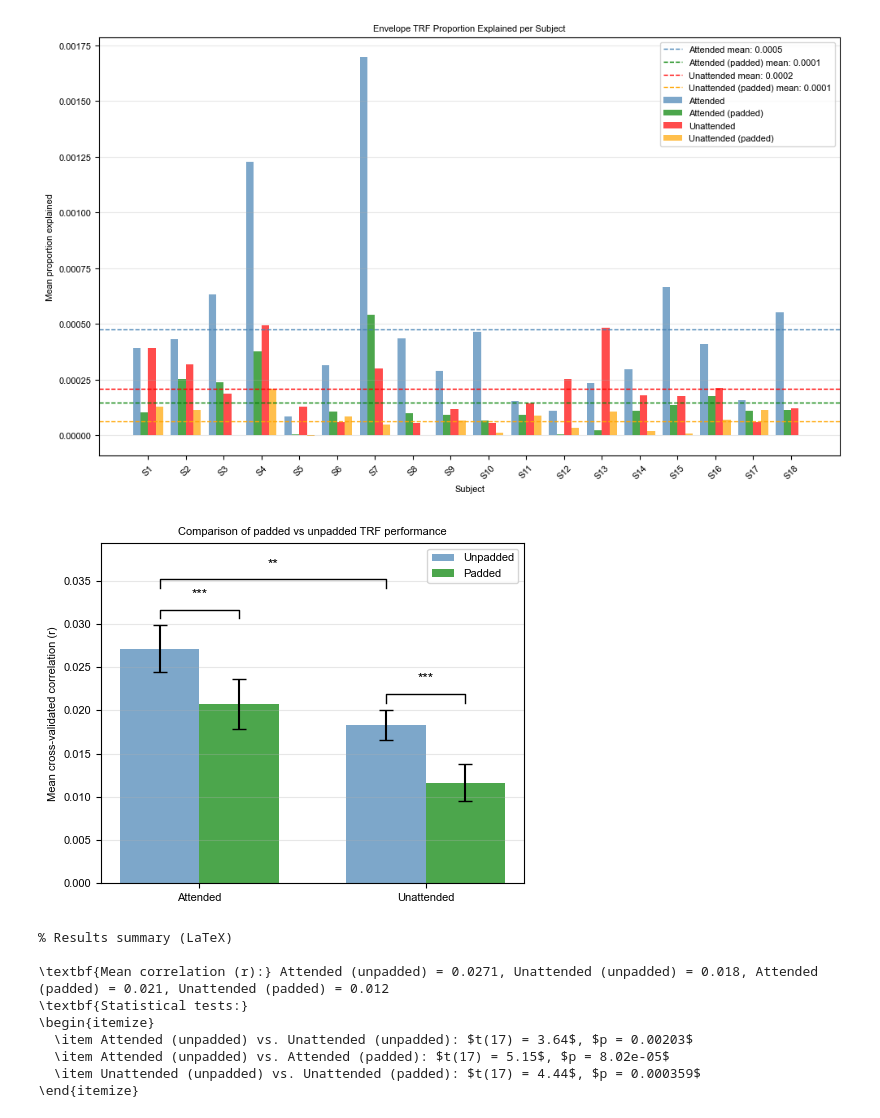
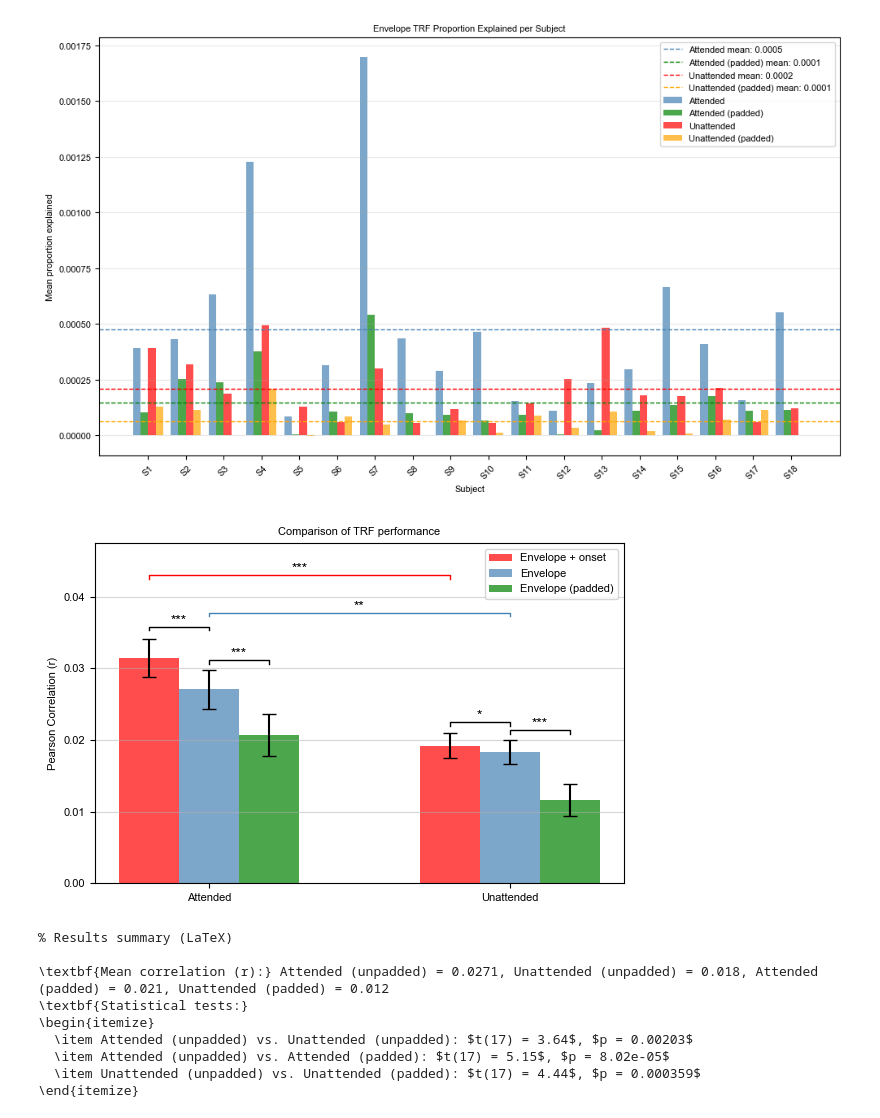
Before and after one commit to sylmester/fuglsang, a Jupyter notebook: figures/forward_model_aad.ipynb, the cells around one changed output. Saved outputs shown, nothing was run; the diff lists cells and outputs as text; code cells hidden in the pictures.

Commit message:
Update bar plot to contain onset TRF

```diff
--- a/figures/forward_model_aad.ipynb
+++ b/figures/forward_model_aad.ipynb
@@ -215,9 +223,11 @@ fig.savefig(file_paths.FIGURES_DIR / 'forward_model_trfs_comparison.png', bbox_i
 # %%
 # Mean R values per subject for each condition
-mean_attended_r_per_subject = [r_att.mean() for (r_att, _, _, _) in r_values]
-mean_unattended_r_per_subject = [r_unatt.mean() for (_, r_unatt, _, _) in r_values]
-mean_attended_padded_r_per_subject = [r_att_pad.mean() for (_, _, r_att_pad, _) in r_values]
-mean_unattended_padded_r_per_subject = [r_unatt_pad.mean() for (_, _, _, r_unatt_pad) in r_values]
+mean_attended_r_per_subject = [r_att.mean() for (r_att, _, _, _, _, _) in r_values]
+mean_unattended_r_per_subject = [r_unatt.mean() for (_, r_unatt, _, _, _, _) in r_values]
+mean_attended_padded_r_per_subject = [r_att_pad.mean() for (_, _, r_att_pad, _, _, _) in r_values]
+mean_unattended_padded_r_per_subject = [r_unatt_pad.mean() for (_, _, _, r_unatt_pad, _, _) in r_values]
+mean_attended_onset_r_per_subject = [r_att_ons.mean() for (_, _, _, _, r_att_ons, _) in r_values]
+mean_unattended_onset_r_per_subject = [r_unatt_ons.mean() for (_, _, _, _, _, r_unatt_ons) in r_values]
 # %%
 # Single plot of TRF performance per subject.
 fig, ax = plt.subplots(figsize=(10, 6))
@@ -328,17 +338,24 @@ fig.savefig(file_paths.FIGURES_DIR / 'comparison_attended_unattended_summary_pro
 # Compute group means and standard errors
 mean_vals = [np.mean(mean_attended_r_per_subject), np.mean(mean_unattended_r_per_subject)]
 mean_vals_padded = [np.mean(mean_attended_padded_r_per_subject), np.mean(mean_unattended_padded_r_per_subject)]
+mean_vals_onset = [np.mean(mean_attended_onset_r_per_subject), np.mean(mean_unattended_onset_r_per_subject)]
 
 sem_vals = [np.std(mean_attended_r_per_subject, ddof=1) / np.sqrt(len(mean_attended_r_per_subject)),
             np.std(mean_unattended_r_per_subject, ddof=1) / np.sqrt(len(mean_unattended_r_per_subject))]
 sem_vals_padded = [np.std(mean_attended_padded_r_per_subject, ddof=1) / np.sqrt(len(mean_attended_padded_r_per_subject)),
                    np.std(mean_unattended_padded_r_per_subject, ddof=1) / np.sqrt(len(mean_unattended_padded_r_per_subject))]
+sem_vals_onset = [np.std(mean_attended_onset_r_per_subject, ddof=1) / np.sqrt(len(mean_attended_onset_r_per_subject)),
+                   np.std(mean_unattended_onset_r_per_subject, ddof=1) / np.sqrt(len(mean_unattended_onset_r_per_subject))]
 
 # Paired t-tests
 attended_vs_padded_t, attended_vs_padded_p = stats.ttest_rel(mean_attended_r_per_subject, mean_attended_padded_r_per_subject)
 unattended_vs_padded_t, unattended_vs_padded_p = stats.ttest_rel(mean_unattended_r_per_subject, mean_unattended_padded_r_per_subject)
 
+attended_vs_onset_t, attended_vs_onset_p = stats.ttest_rel(mean_attended_r_per_subject, mean_attended_onset_r_per_subject)
+unattended_vs_onset_t, unattended_vs_onset_p = stats.ttest_rel(mean_unattended_r_per_subject, mean_unattended_onset_r_per_subject)
+
 attended_vs_unattended_t, attended_vs_unattended_p = stats.ttest_rel(mean_attended_r_per_subject, mean_unattended_r_per_subject)
+attended_vs_unattended_onset_t, attended_vs_unattended_onset_p = stats.ttest_rel(mean_attended_onset_r_per_subject, mean_unattended_onset_r_per_subject)
 
 def sig_marker(p):
     if p < 0.001:
@@ -352,52 +369,66 @@ def sig_marker(p):
 
 sig_attended_vs_padded = sig_marker(attended_vs_padded_p)
 sig_unattended_vs_padded = sig_marker(unattended_vs_padded_p)
+sig_attended_vs_onset = sig_marker(attended_vs_onset_p)
+sig_unattended_vs_onset = sig_marker(unattended_vs_onset_p)
+
 sig_attended_vs_unattended = sig_marker(attended_vs_unattended_p)
+sig_attended_vs_unattended_onset = sig_marker(attended_vs_unattended_onset_p)
 
 # Plot
-fig, ax = plt.subplots(figsize=(5, 4))
+fig, ax = plt.subplots(figsize=(6, 4))
 
 x = np.arange(2)
-width = 0.35
+width = 0.2
 
-bars1 = ax.bar(x - width/2, mean_vals, width, yerr=sem_vals, capsize=5,
-               color='steelblue', alpha=0.7, label='Unpadded')
-bars2 = ax.bar(x + width/2, mean_vals_padded, width, yerr=sem_vals_padded, capsize=5,
-               color='green', alpha=0.7, label='Padded')
+bars0 = ax.bar(x - width, mean_vals_onset, width, yerr=sem_vals, capsize=5,
+               color='red', alpha=0.7, label='Envelope + onset')
+bars1 = ax.bar(x, mean_vals, width, yerr=sem_vals, capsize=5,
+               color='steelblue', alpha=0.7, label='Envelope')
+bars2 = ax.bar(x + width, mean_vals_padded, width, yerr=sem_vals_padded, capsize=5,
+               color='green', alpha=0.7, label='Envelope (padded)')
 
 ax.set_xticks(x)
 ax.set_xticklabels(['Attended', 'Unattended'])
-ax.set_ylabel('Mean cross-validated correlation (r)')
-ax.set_title('Comparison of padded vs unpadded TRF performance')
+ax.set_ylabel('Pearson Correlation (r)')
+ax.set_title('Comparison of TRF performance')
 
 # Add significance annotations
 
-def add_sig_line(ax, x1, x2, y, text):
-    ax.plot([x1, x1, x2, x2], [y, y + 0.001, y + 0.001, y], color='k', linewidth=1)
-    ax.text((x1 + x2) / 2, y + 0.002, text, ha='center', va='bottom', fontsize=10)
+def add_sig_line(ax, x1, x2, y, text, color='k'):
+    ax.plot([x1, x1, x2, x2], [y, y + 0.0005, y + 0.0005, y], color, linewidth=1)
+    ax.text((x1 + x2) / 2, y + 0.0005, text, ha='center', va='bottom', fontsize=10)
 
 # Determine max y for plotting significance bars
 y_max = max(max(mean_vals + sem_vals), max(mean_vals_padded + sem_vals_padded))
 
 # Within-group (padded vs unpadded) annotations
 for xi, (m1, m2, sem1, sem2, sig) in enumerate(zip(mean_vals, mean_vals_padded, sem_vals, sem_vals_padded, [sig_attended_vs_padded, sig_unattended_vs_padded])):
     y = max(m1 + sem1, m2 + sem2) + 0.03 * y_max
-    add_sig_line(ax, xi - width/2, xi + width/2, y, sig)
+    add_sig_line(ax, xi, xi + width, y, sig)
+
+# Within-group envelope vs. onset annotations
+for xi, (m1, m2, sem1, sem2, sig) in enumerate(zip(mean_vals, mean_vals_onset, sem_vals, sem_vals_onset, [sig_attended_vs_onset, sig_unattended_vs_onset])):
+    y = max(m1 + sem1, m2 + sem2) + 0.035 * y_max
+    add_sig_line(ax, xi - width, xi, y, sig)
 
 # Between-group (unpadded attended vs unpadded unattended) annotation
 # (compare the first and second unpadded bars)
-y_between_unpadded = max(mean_vals[0] + sem_vals[0], mean_vals[1] + sem_vals[1]) + 0.16 * y_max
-add_sig_line(ax, -width/2, 1 - width/2, y_between_unpadded, sig_attended_vs_unattended)
+y_between_unpadded = max(mean_vals[0] + sem_vals[0], mean_vals[1] + sem_vals[1]) + 0.275 * y_max
+add_sig_line(ax, 0, 1, y_between_unpadded, sig_attended_vs_unattended, color="steelblue")
+
+y_between_envelopes = max(mean_vals_onset[0] + sem_vals_onset[0], mean_vals_onset[1] + sem_vals_onset[1]) + 0.3 * y_max
+add_sig_line(ax, 0 - width, 1 -width, y_between_envelopes, sig_attended_vs_unattended_onset, color="red")
 
 ax.legend(loc='upper right')
-ax.grid(axis='y', alpha=0.3)
-ax.set_ylim(0, y_max * 1.45)
+ax.grid(axis='y', alpha=0.5)
+ax.set_ylim(0, y_max * 1.75)
 
 plt.tight_layout()
 plt.show()
-fig.savefig(file_paths.FIGURES_DIR / 'rbar_padded_vs_unpadded.png', bbox_inches='tight')
+fig.savefig(file_paths.FIGURES_DIR / 'forward-model-bar-plot.png', bbox_inches='tight')
 # %% [output]
-[figure, old version]
+[figure, new version]
 # %%
 # Print a LaTeX-formatted results summary using the computed mean and p-values
 print("% Results summary (LaTeX)")
```
Also changed, not shown: parts of 5 cells of this notebook.
